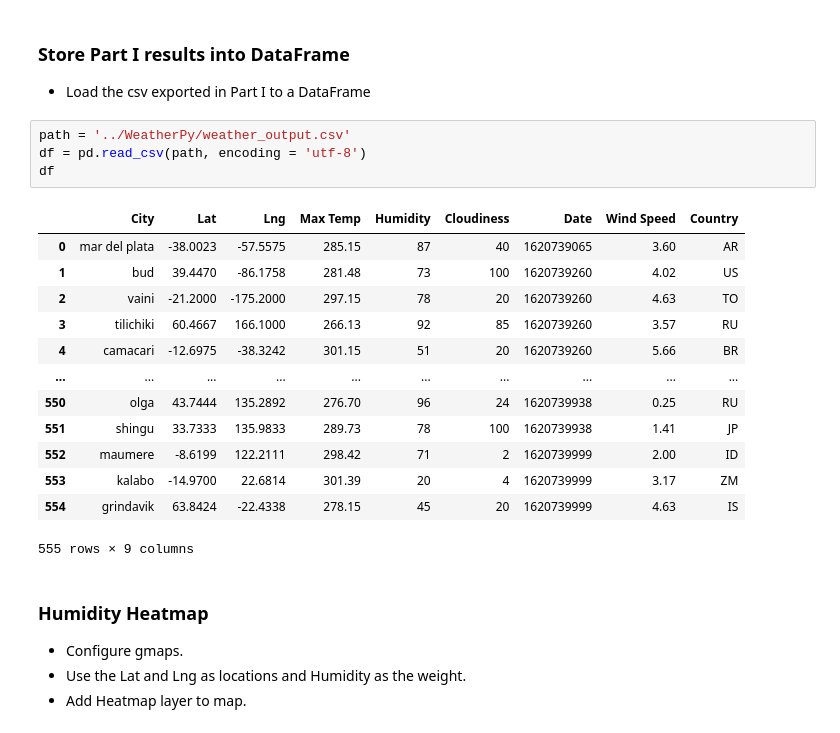
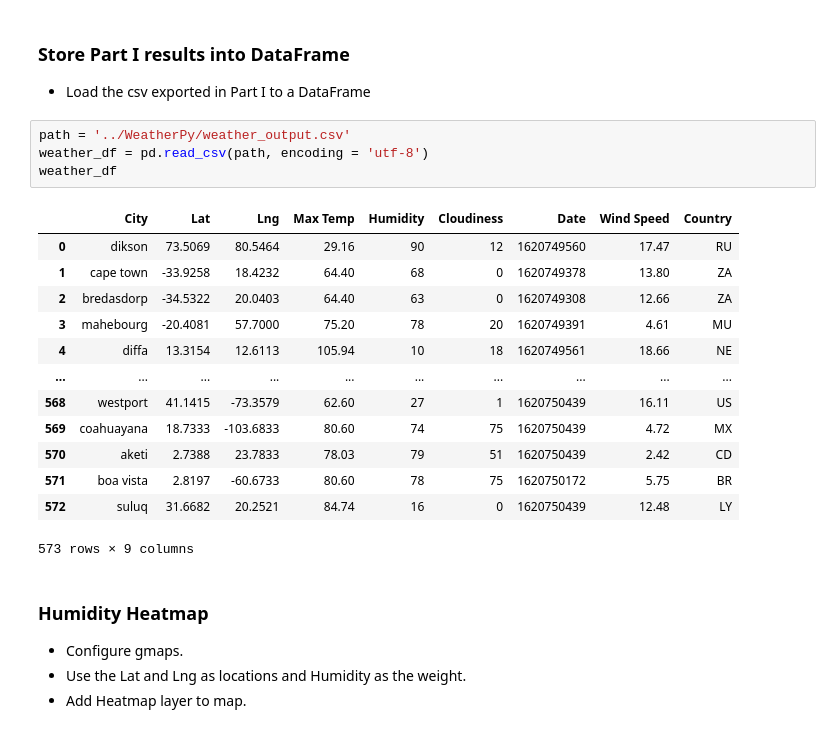
Before and after one commit to adriana-icasiano/python-api-challenge, a Jupyter notebook: VacationPy/VacationPy.ipynb, the cells around one changed output. Saved outputs shown, nothing was run; the diff lists cells and outputs as text.

```diff
--- a/VacationPy/VacationPy.ipynb
+++ b/VacationPy/VacationPy.ipynb
@@ -22,22 +22,22 @@ from api_keys import g_key
 * Load the csv exported in Part I to a DataFrame
 # %%
 path = '../WeatherPy/weather_output.csv'
-df = pd.read_csv(path, encoding = 'utf-8')
-df
+weather_df = pd.read_csv(path, encoding = 'utf-8')
+weather_df
 # %% [output]
 |  | City | Lat | Lng | Max Temp | Humidity | Cloudiness | Date | Wind Speed | Country |
-| 0 | mar del plata | -38.0023 | -57.5575 | 285.15 | 87 | 40 | 1620739065 | 3.60 | AR |
-| 1 | bud | 39.4470 | -86.1758 | 281.48 | 73 | 100 | 1620739260 | 4.02 | US |
-| 2 | vaini | -21.2000 | -175.2000 | 297.15 | 78 | 20 | 1620739260 | 4.63 | TO |
-| 3 | tilichiki | 60.4667 | 166.1000 | 266.13 | 92 | 85 | 1620739260 | 3.57 | RU |
-| 4 | camacari | -12.6975 | -38.3242 | 301.15 | 51 | 20 | 1620739260 | 5.66 | BR |
+| 0 | dikson | 73.5069 | 80.5464 | 29.16 | 90 | 12 | 1620749560 | 17.47 | RU |
+| 1 | cape town | -33.9258 | 18.4232 | 64.40 | 68 | 0 | 1620749378 | 13.80 | ZA |
+| 2 | bredasdorp | -34.5322 | 20.0403 | 64.40 | 63 | 0 | 1620749308 | 12.66 | ZA |
+| 3 | mahebourg | -20.4081 | 57.7000 | 75.20 | 78 | 20 | 1620749391 | 4.61 | MU |
+| 4 | diffa | 13.3154 | 12.6113 | 105.94 | 10 | 18 | 1620749561 | 18.66 | NE |
 | ... | ... | ... | ... | ... | ... | ... | ... | ... | ... |
-| 550 | olga | 43.7444 | 135.2892 | 276.70 | 96 | 24 | 1620739938 | 0.25 | RU |
-| 551 | shingu | 33.7333 | 135.9833 | 289.73 | 78 | 100 | 1620739938 | 1.41 | JP |
-| 552 | maumere | -8.6199 | 122.2111 | 298.42 | 71 | 2 | 1620739999 | 2.00 | ID |
-| 553 | kalabo | -14.9700 | 22.6814 | 301.39 | 20 | 4 | 1620739999 | 3.17 | ZM |
-| 554 | grindavik | 63.8424 | -22.4338 | 278.15 | 45 | 20 | 1620739999 | 4.63 | IS |
+| 568 | westport | 41.1415 | -73.3579 | 62.60 | 27 | 1 | 1620750439 | 16.11 | US |
+| 569 | coahuayana | 18.7333 | -103.6833 | 80.60 | 74 | 75 | 1620750439 | 4.72 | MX |
+| 570 | aketi | 2.7388 | 23.7833 | 78.03 | 79 | 51 | 1620750439 | 2.42 | CD |
+| 571 | boa vista | 2.8197 | -60.6733 | 80.60 | 78 | 75 | 1620750172 | 5.75 | BR |
+| 572 | suluq | 31.6682 | 20.2521 | 84.74 | 16 | 0 | 1620750439 | 12.48 | LY |
-555 rows × 9 columns
+573 rows × 9 columns
 # %% [markdown]
 ### Humidity Heatmap
 * Configure gmaps.
```
Also changed, not shown: parts of 6 cells of this notebook, 2 other files.
